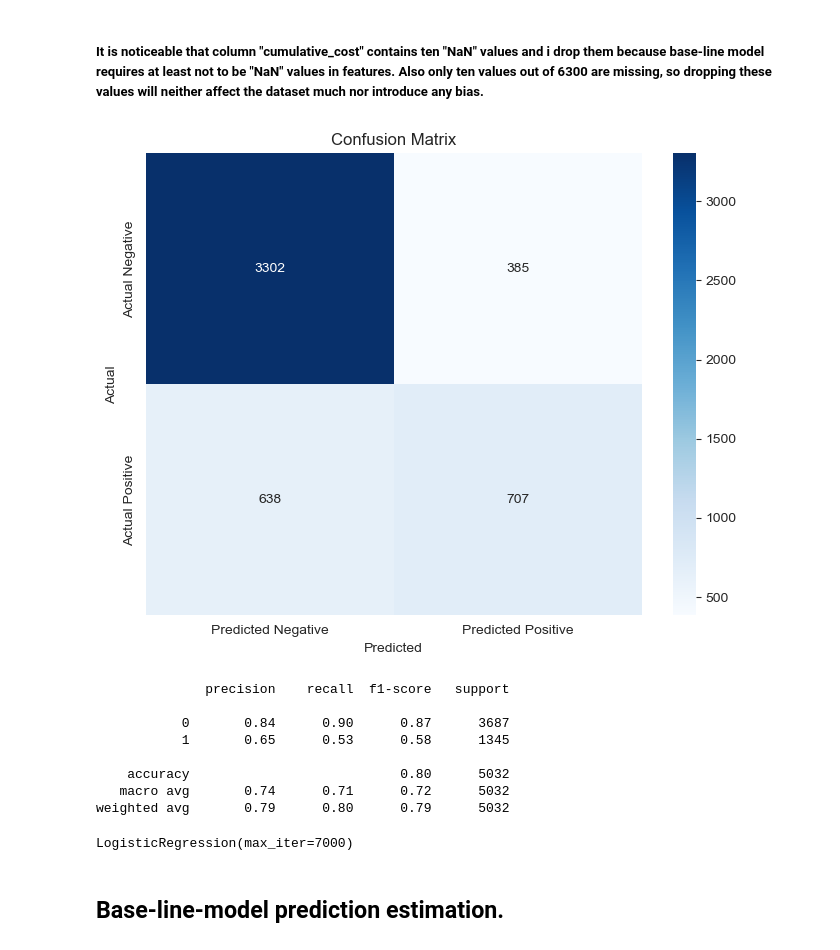
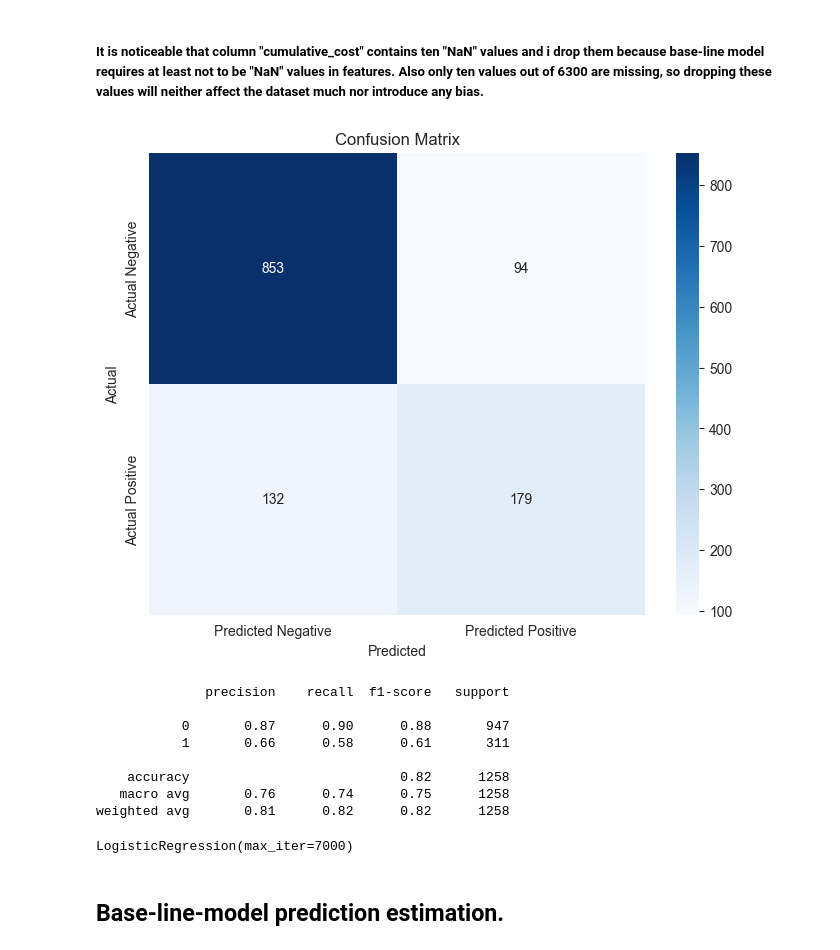
Before and after one commit to NikolozKordzakhia/Myauto, a Jupyter notebook: Mid-Term.ipynb, the cells around one changed output. Cells and saved outputs as stored; diff of their text form; code cells hidden in the pictures.

```diff
--- a/Mid-Term.ipynb
+++ b/Mid-Term.ipynb
@@ -369,0 +141,33 @@ def handle_test(X_train, X_test, y_train, y_test, feature_engineer = 'No', class
+# %%
+def split_data(data):
+    train_size = 0.8
+    X = data.iloc[:, :-1].values
+    y = data.iloc[:, -1].values
+    X_train, X_test, y_train, y_test = train_test_split(X, y, train_size = train_size)
+    return pd.DataFrame(X_train), pd.DataFrame(X_test), pd.DataFrame(y_train), pd.DataFrame(y_test)
+# %%
+def logistic_regression(X_train, X_test, y_train, y_test, class_weight=None):
+    # Ensure y_train and y_test are 1D arrays
+    y_train = y_train.ravel()
+    y_test = y_test.ravel()
+
+    # Train Logistic Regression Model
+    regression = LogisticRegression(max_iter=7000, class_weight=class_weight)
+    regression.fit(X_train, y_train)
+    y_pred = regression.predict(X_test)
+
+    confusion_matrix = metrics.confusion_matrix(y_test, y_pred)
+    report = metrics.classification_report(y_test, y_pred)
+
+    # Plot Confusion Matrix
+    plt.figure(figsize=(8, 6))
+    sns.heatmap(confusion_matrix, annot=True, fmt='d', cmap='Blues',
+                xticklabels=['Predicted Negative', 'Predicted Positive'],
+                yticklabels=['Actual Negative', 'Actual Positive'])
+    plt.xlabel('Predicted')
+    plt.ylabel('Actual')
+    plt.title('Confusion Matrix')
+    plt.show()
+    # Print Scores
+    print(report)
+    return regression
@@ -401,19 +298,19 @@ numeric_data['cumulative_cost'] = numeric_data['cumulative_cost'].astype(float)
 # %%
 base_data = numeric_data.dropna(subset=['cumulative_cost'])
 # %%
-X_train_base, X_test_base, y_train_base, y_test_base = split_data(base_data, 0.2)
+X_train_base, X_test_base, y_train_base, y_test_base = split_data(base_data)
 # %%
-logistic_regression(X_train_base, X_test_base, y_train_base, y_test_base)
+logistic_regression(X_train_base.values, X_test_base.values, y_train_base.values, y_test_base.values)
 # %% [output]
-[figure, old version]
+[figure, new version]
               precision    recall  f1-score   support
 
-           0       0.84      0.90      0.87      3687
-           1       0.65      0.53      0.58      1345
+           0       0.87      0.90      0.88       947
+           1       0.66      0.58      0.61       311
 
-    accuracy                           0.80      5032
-   macro avg       0.74      0.71      0.72      5032
-weighted avg       0.79      0.80      0.79      5032
+    accuracy                           0.82      1258
+   macro avg       0.76      0.74      0.75      1258
+weighted avg       0.81      0.82      0.82      1258
 LogisticRegression(max_iter=7000)
 # %% [markdown]
 ## Base-line-model prediction estimation.
```
Also changed, not shown: parts of 69 cells of this notebook.
